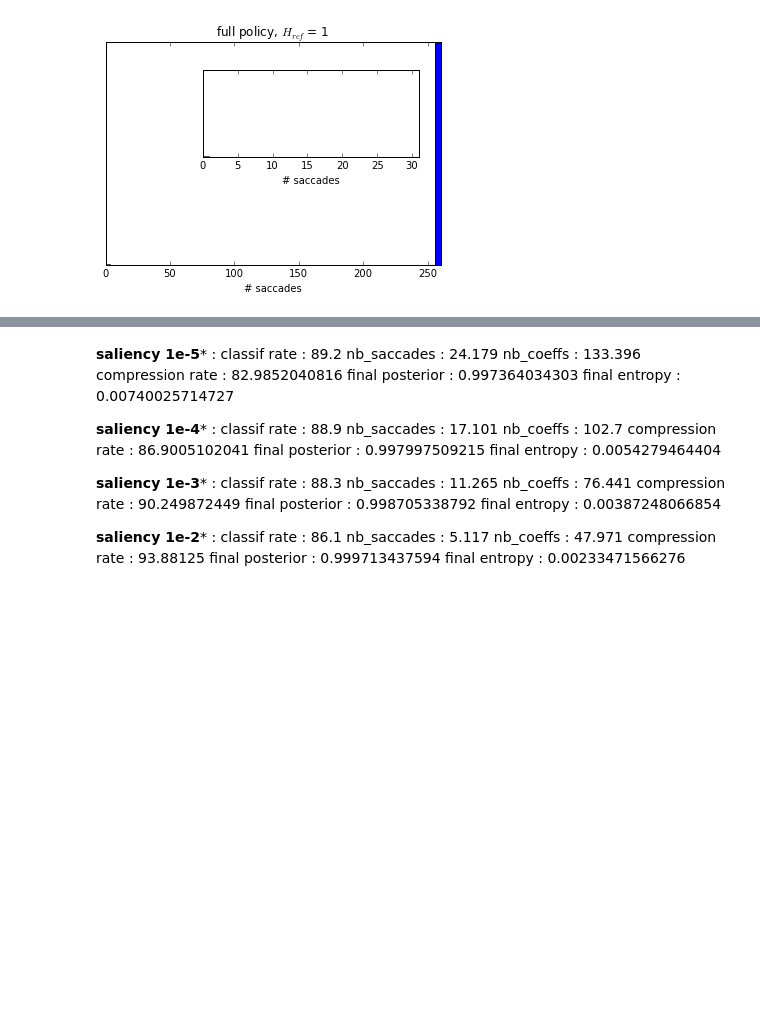
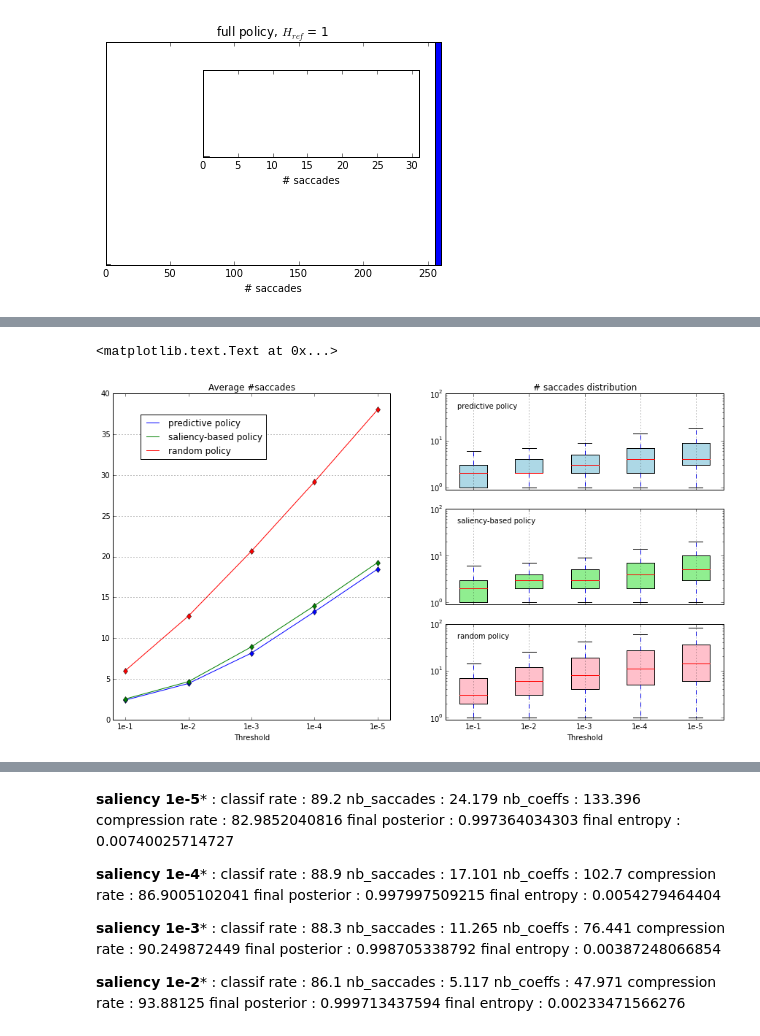
Before and after one commit to gdbmanu/ProjS8-git, a Jupyter notebook: mnist-waveimage-tests.ipynb, the cells around one changed output, grey strips where cells are left out. Saved outputs shown, nothing was run; the diff lists cells and outputs as text; code cells hidden in the pictures; blank space fills up the shorter version.

```diff
--- a/mnist-waveimage-tests.ipynb
+++ b/mnist-waveimage-tests.ipynb
@@ -1307,4 +1311,5 @@ final entropy : nan
 # records_saliency_H1em3 = records
 # records_saliency_H1em2 = records
 # %%
-np.save('mnist-waveimage-tests-records', dict_records)
+#np.save('mnist-waveimage-tests-records', dict_records)
+dict_records = np.load('mnist-waveimage-tests-records.npy').tolist()
@@ -1312,0 +1393,50 @@ affiche_records(records)
+# %%
+plt.figure(figsize = (15, 8))
+liste_col = ['b', 'g', 'r']
+
+axe = plt.subplot(1,2,1)
+for i, POL in enumerate(('predictive', 'saliency-based', 'random')):
+    plt.plot(np.arange(5), np.mean(np.array(mem_mem_saccades[POL]), 1), liste_col[i], label = POL + ' policy')
+    plt.plot(np.arange(5), np.mean(np.array(mem_mem_saccades[POL]), 1), liste_col[i]+'d')
+plt.legend(loc = (.1,.8))
+plt.title('Average #saccades')
+plt.xlabel('Threshold')
+plt.xticks(np.arange(5), ('1e-1', '1e-2', '1e-3', '1e-4', '1e-5'))
+plt.xlim([-.2,4.2])
+axe.yaxis.grid(True)
+#plt.ylim([70, 95])
+
+axe = plt.subplot(3,2,2)
+bplot = plt.boxplot(mem_mem_saccades['predictive'], 0,'', labels = ('1e-1', '1e-2', '1e-3', '1e-4', '1e-5'), patch_artist=True)
+for patch in bplot['boxes']:
+    patch.set_facecolor('lightblue')
+plt.title('# saccades distribution')
+plt.ylim((.9,100))
+axe.set_yscale('log')
+axe.xaxis.grid(True)
+plt.xticks(np.arange(1, 6), ['','','','',''])
+plt.text (.7, 50, 'predictive policy')
+
+axe = plt.subplot(3,2,4)
+bplot = plt.boxplot(mem_mem_saccades['saliency-based'], 0,'', labels = ('1e-1', '1e-2', '1e-3', '1e-4', '1e-5'), patch_artist=True)
+for patch in bplot['boxes']:
+    patch.set_facecolor('lightgreen')
+plt.ylim((.9,100))
+axe.set_yscale('log')
+axe.xaxis.grid(True)
+plt.xticks(np.arange(1, 6), ['','','','',''])
+plt.text (.7, 50, 'saliency-based policy')
+
+axe = plt.subplot(3,2,6)
+bplot = plt.boxplot(mem_mem_saccades['random'], 0,'', labels = ('1e-1', '1e-2', '1e-3', '1e-4', '1e-5'), patch_artist=True)
+for patch in bplot['boxes']:
+    patch.set_facecolor('pink')
+plt.xlabel('Threshold')
+plt.ylim((.9,100))
+axe.xaxis.grid(True)
+axe.set_yscale('log')
+#plt.xticks(np.arange(5), ('1e-1', '1e-2', '1e-3', '1e-4', '1e-5'))
+plt.text (.7, 50, 'random policy')
+# %% [output]
+<matplotlib.text.Text at 0x...>
+[figure, added]
```
Also changed, not shown: parts of 13 cells of this notebook, 2 other files.
